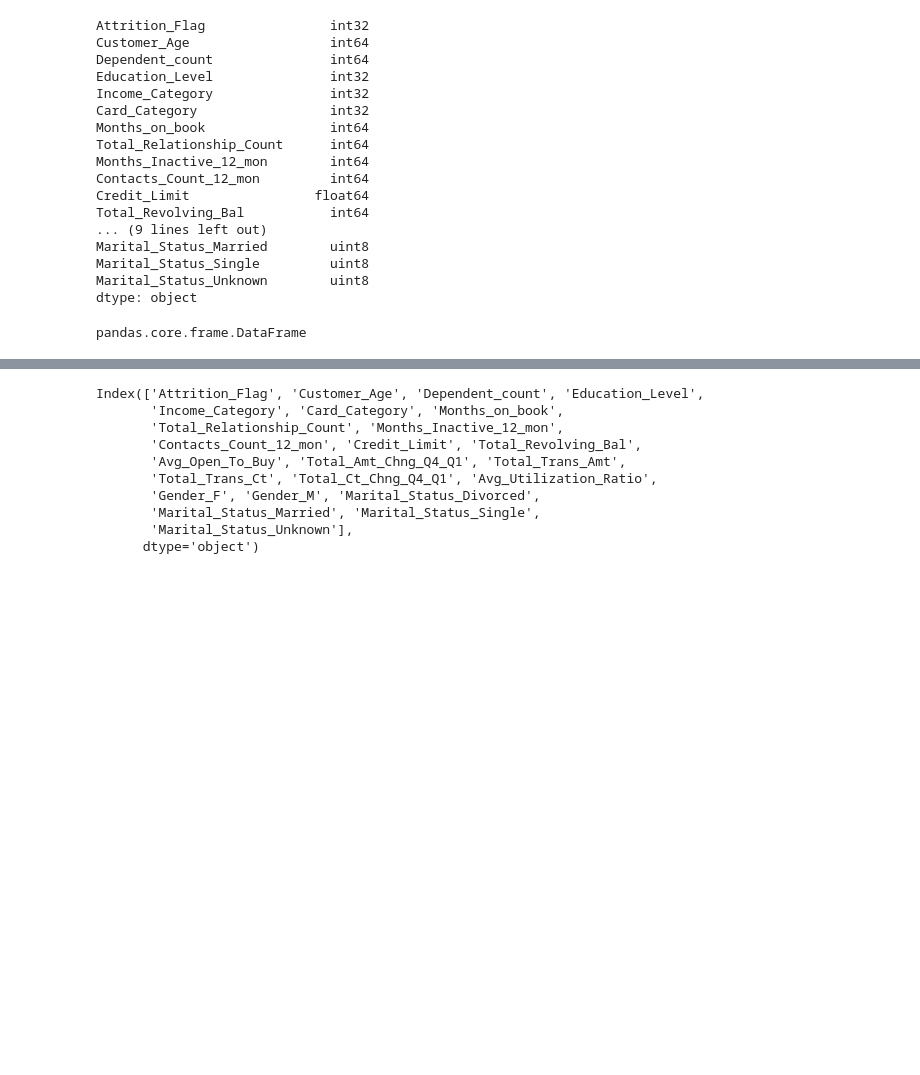
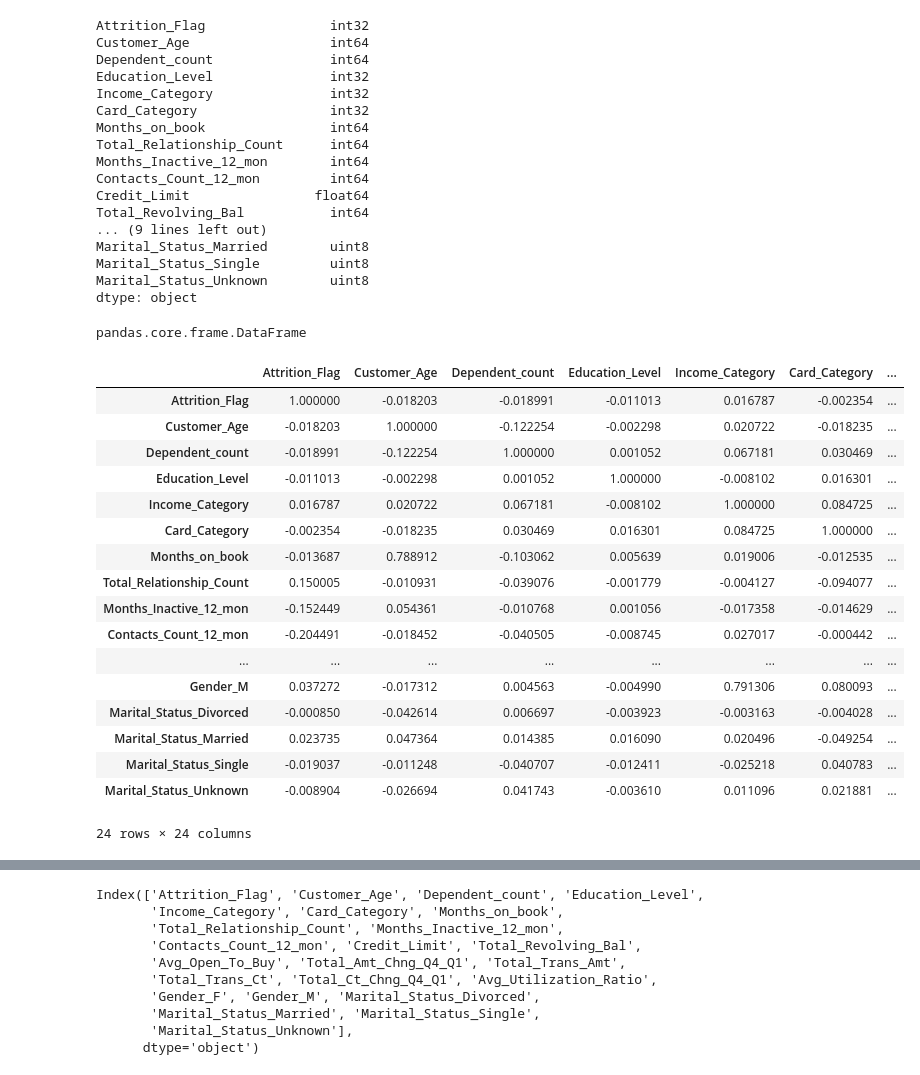
Before and after one commit to alperdem1rel/ml-examples, a Jupyter notebook: predict-churn-example.ipynb, the cells around one changed output, grey strips where cells are left out. Drawn from its saved outputs; the diff is of its cells as text; code cells hidden in the pictures; blank space fills up the shorter version.

```diff
--- a/predict-churn-example.ipynb
+++ b/predict-churn-example.ipynb
@@ -319,3 +335,25 @@ dtype: object
 type(churn_df)
 # %% [output]
 pandas.core.frame.DataFrame
+# %%
+churn_corr = churn_df.corr()
+churn_corr
+# %% [output]
+|  | Attrition_Flag | Customer_Age | Dependent_count | Education_Level | Income_Category | Card_Category | ... |
+| Attrition_Flag | 1.000000 | -0.018203 | -0.018991 | -0.011013 | 0.016787 | -0.002354 | ... |
+| Customer_Age | -0.018203 | 1.000000 | -0.122254 | -0.002298 | 0.020722 | -0.018235 | ... |
+| Dependent_count | -0.018991 | -0.122254 | 1.000000 | 0.001052 | 0.067181 | 0.030469 | ... |
+| Education_Level | -0.011013 | -0.002298 | 0.001052 | 1.000000 | -0.008102 | 0.016301 | ... |
+| Income_Category | 0.016787 | 0.020722 | 0.067181 | -0.008102 | 1.000000 | 0.084725 | ... |
+| Card_Category | -0.002354 | -0.018235 | 0.030469 | 0.016301 | 0.084725 | 1.000000 | ... |
+| Months_on_book | -0.013687 | 0.788912 | -0.103062 | 0.005639 | 0.019006 | -0.012535 | ... |
+| Total_Relationship_Count | 0.150005 | -0.010931 | -0.039076 | -0.001779 | -0.004127 | -0.094077 | ... |
+| Months_Inactive_12_mon | -0.152449 | 0.054361 | -0.010768 | 0.001056 | -0.017358 | -0.014629 | ... |
+| Contacts_Count_12_mon | -0.204491 | -0.018452 | -0.040505 | -0.008745 | 0.027017 | -0.000442 | ... |
+| ... | ... | ... | ... | ... | ... | ... | ... |
+| Gender_M | 0.037272 | -0.017312 | 0.004563 | -0.004990 | 0.791306 | 0.080093 | ... |
+| Marital_Status_Divorced | -0.000850 | -0.042614 | 0.006697 | -0.003923 | -0.003163 | -0.004028 | ... |
+| Marital_Status_Married | 0.023735 | 0.047364 | 0.014385 | 0.016090 | 0.020496 | -0.049254 | ... |
+| Marital_Status_Single | -0.019037 | -0.011248 | -0.040707 | -0.012411 | -0.025218 | 0.040783 | ... |
+| Marital_Status_Unknown | -0.008904 | -0.026694 | 0.041743 | -0.003610 | 0.011096 | 0.021881 | ... |
+24 rows × 24 columns
```
Also changed, not shown: parts of 36 cells of this notebook, 1 other file.
